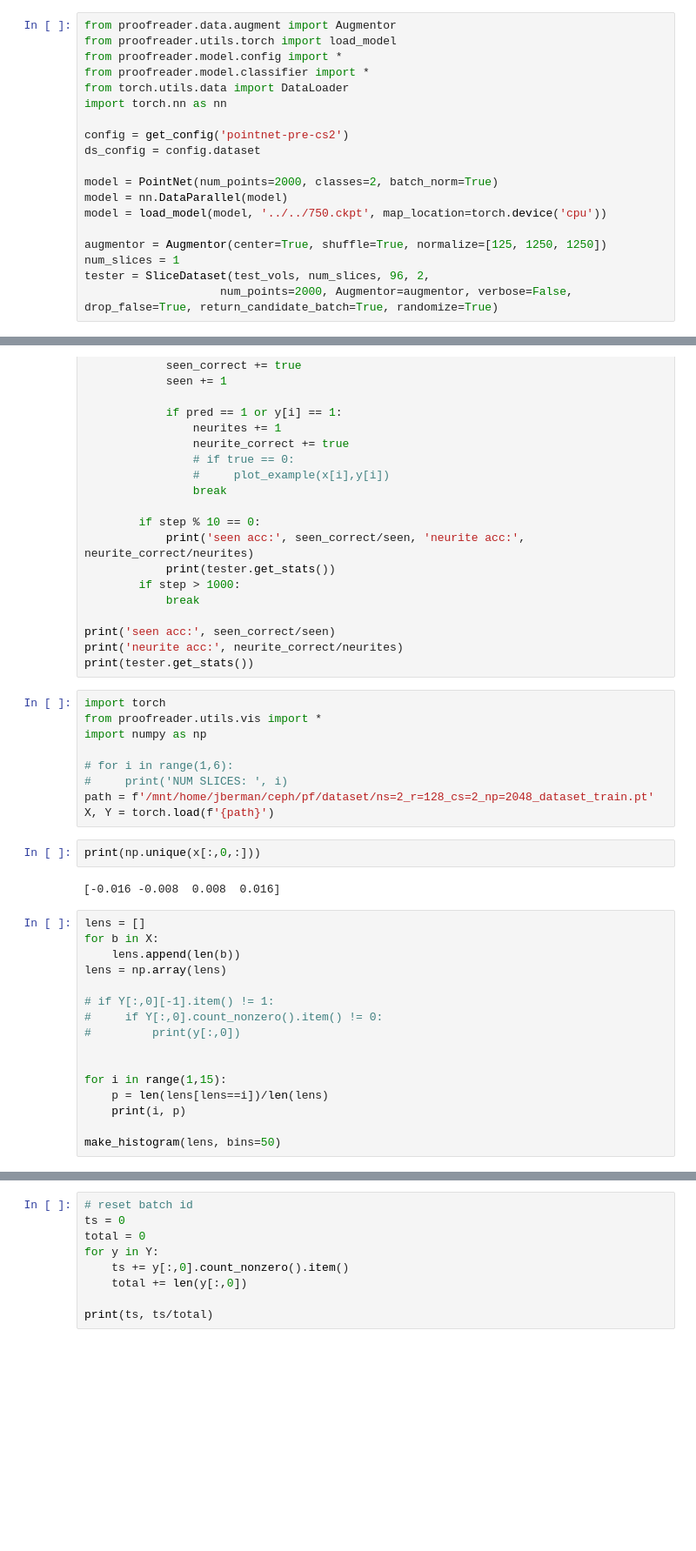
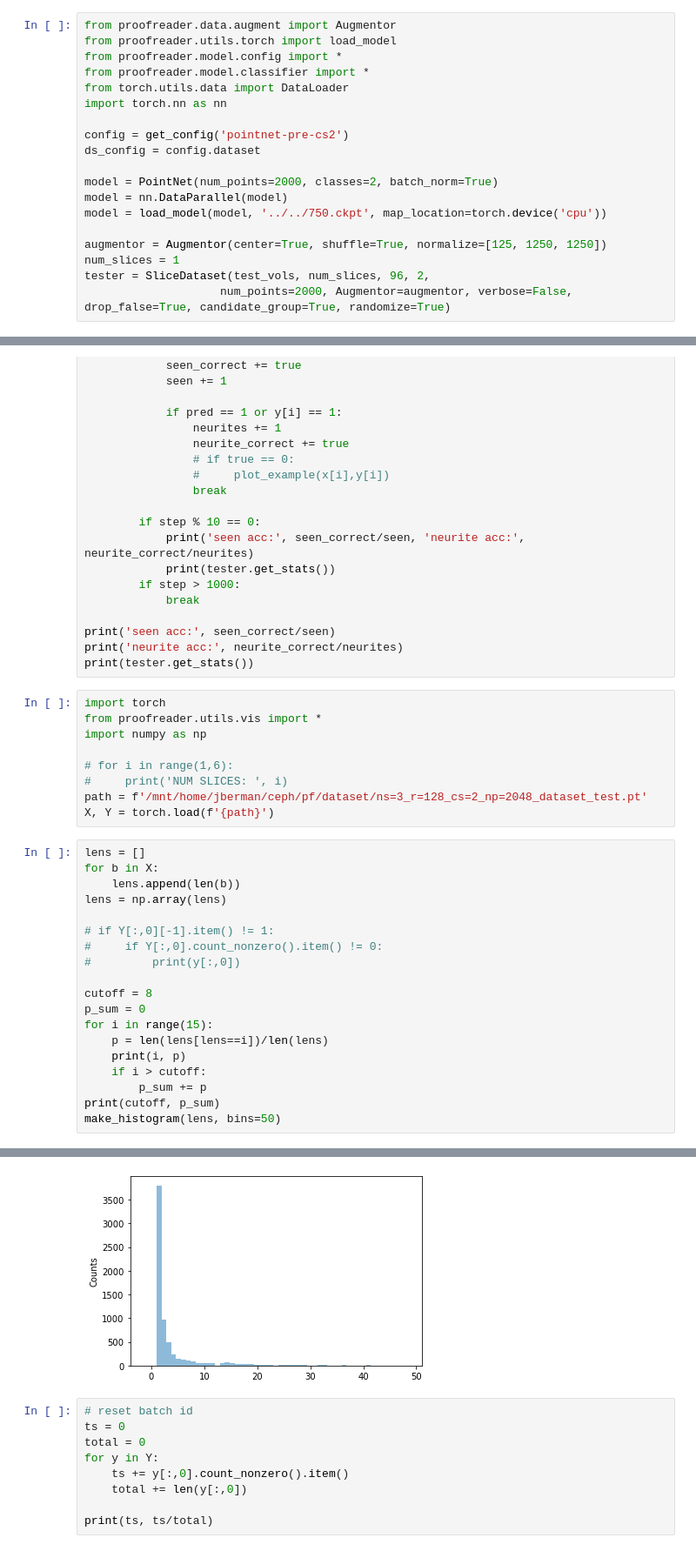
Before and after one commit to image-infomatics/proofreader, a Jupyter notebook: proofreader/notebooks/training_example.ipynb, the cells around one changed output, grey strips where cells are left out. Shown: that part at 87% size. Cells and saved outputs as stored; diff of their text form; blank space fills up the shorter version.

```diff
--- a/proofreader/notebooks/training_example.ipynb
+++ b/proofreader/notebooks/training_example.ipynb
@@ -68,7 +78,7 @@ model = load_model(model, '../../750.ckpt', map_location=torch.device('cpu'))
 augmentor = Augmentor(center=True, shuffle=True, normalize=[125, 1250, 1250])
 num_slices = 1
 tester = SliceDataset(test_vols, num_slices, 96, 2,
-                    num_points=2000, Augmentor=augmentor, verbose=False, drop_false=True, return_candidate_batch=True, randomize=True)
+                    num_points=2000, Augmentor=augmentor, verbose=False, drop_false=True, candidate_group=True, randomize=True)
 # %%
 
 with torch.no_grad():
@@ -112,12 +122,8 @@ import numpy as np
 
 # for i in range(1,6):
 #     print('NUM SLICES: ', i)
-path = f'/mnt/home/jberman/ceph/pf/dataset/ns=2_r=128_cs=2_np=2048_dataset_train.pt'
+path = f'/mnt/home/jberman/ceph/pf/dataset/ns=3_r=128_cs=2_np=2048_dataset_test.pt'
 X, Y = torch.load(f'{path}')
-# %%
-print(np.unique(x[:,0,:]))
-# %% [output]
-[-0.016 -0.008  0.008  0.016]
 # %%
 lens = []
 for b in X:
@@ -128,9 +134,13 @@ lens = np.array(lens)
 #     if Y[:,0].count_nonzero().item() != 0:
 #         print(y[:,0])
 
-
-for i in range(1,15):
+cutoff = 8
+p_sum = 0
+for i in range(15):
     p = len(lens[lens==i])/len(lens)
     print(i, p)
-
+    if i > cutoff:
+        p_sum += p
+print(cutoff, p_sum)
 make_histogram(lens, bins=50)
+# %% [output]
@@ -137,3 +163,4 @@ make_histogram(lens, bins=50)
+[figure, added]
 # %%
 # reset batch id
 ts = 0
```
Also changed, not shown: parts of 18 cells of this notebook, 10 other files.
